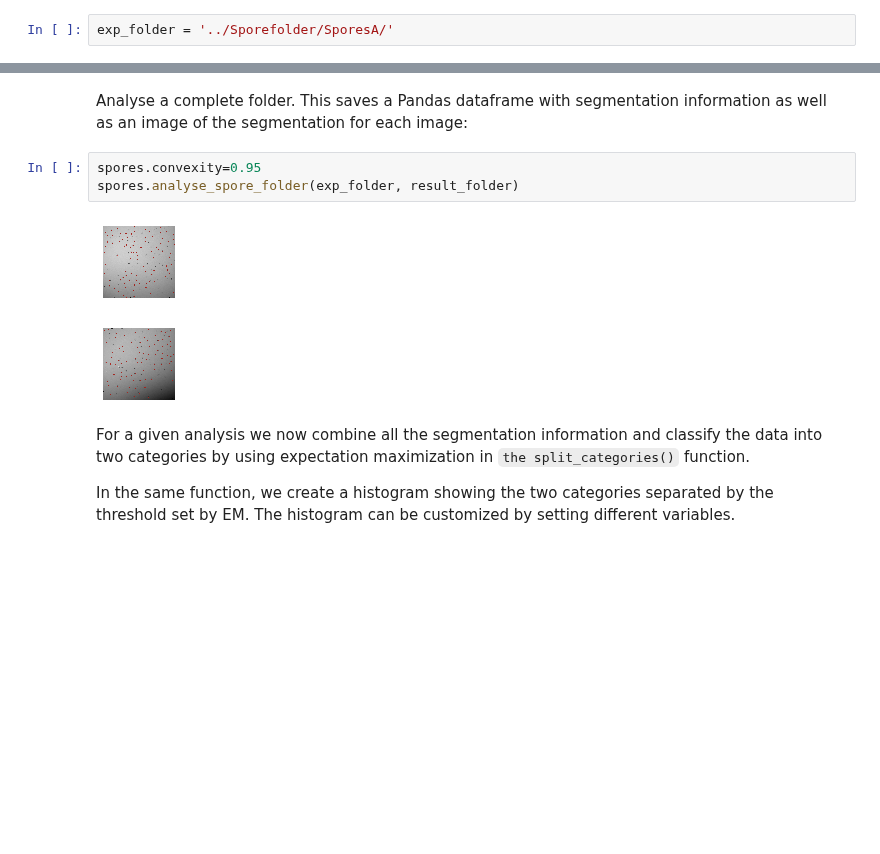
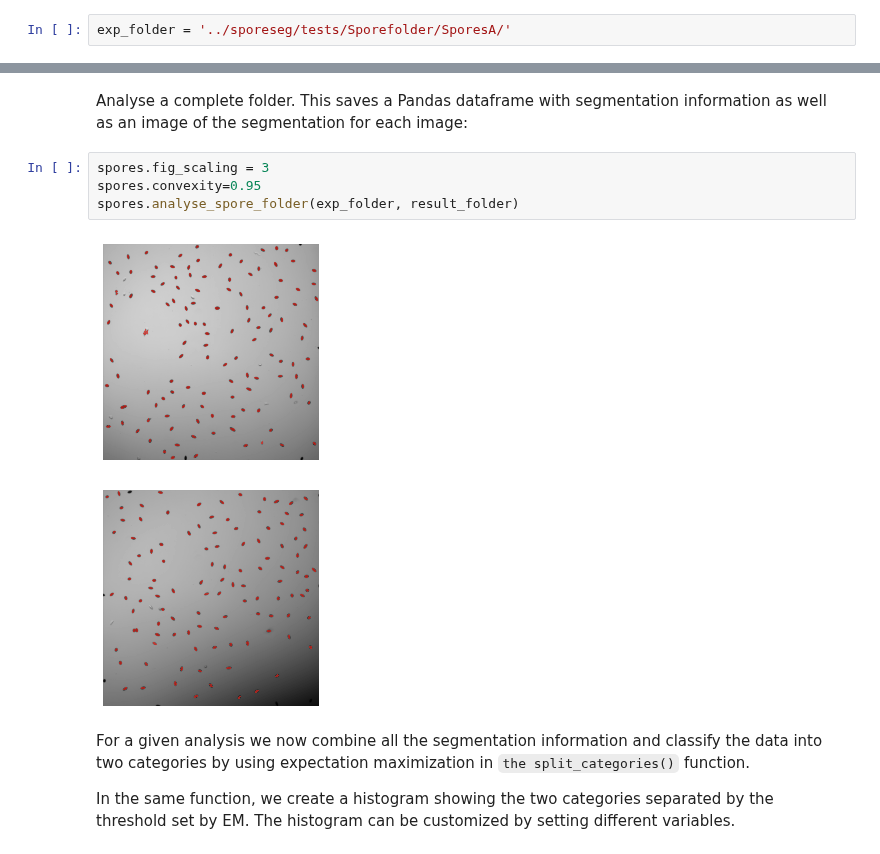
Before and after one commit to guiwitz/sporeseg, a Jupyter notebook: notebooks/Spore_segmentation_demo.ipynb, the cells around one changed output, grey strips where cells are left out. Saved outputs shown, nothing was run; the diff lists cells and outputs as text; blank space fills up the shorter version.

````diff
--- a/notebooks/Spore_segmentation_demo.ipynb
+++ b/notebooks/Spore_segmentation_demo.ipynb
@@ -13,7 +15,7 @@ spores = Spore(show_output=True)
 # %% [markdown]
 Provide the folder where your images are stored:
 # %%
-exp_folder = '../Sporefolder/SporesA/'
+exp_folder = '../sporeseg/tests/Sporefolder/SporesA/'
 # %% [markdown]
 Provide the folder where you want to store the analyisis (if it doesn't exist, it is created automatically). A subfolder with the same name as the original experiment folder is created in that folder.
 # %%
@@ -21,11 +23,12 @@ result_folder = '../Results'
 # %% [markdown]
 Analyse a complete folder. This saves a Pandas dataframe with segmentation information as well as an image of the segmentation for each image:
 # %%
+spores.fig_scaling = 3
 spores.convexity=0.95
 spores.analyse_spore_folder(exp_folder, result_folder)
 # %% [output]
-[figure, old version]
+[figure, new version]
-[figure, old version]
+[figure, new version]
 # %% [markdown]
 For a given analysis we now combine all the segmentation information and classify the data into two categories by using expectation maximization in ```the split_categories()``` function.
 
````
Also changed, not shown: parts of 7 cells of this notebook.
